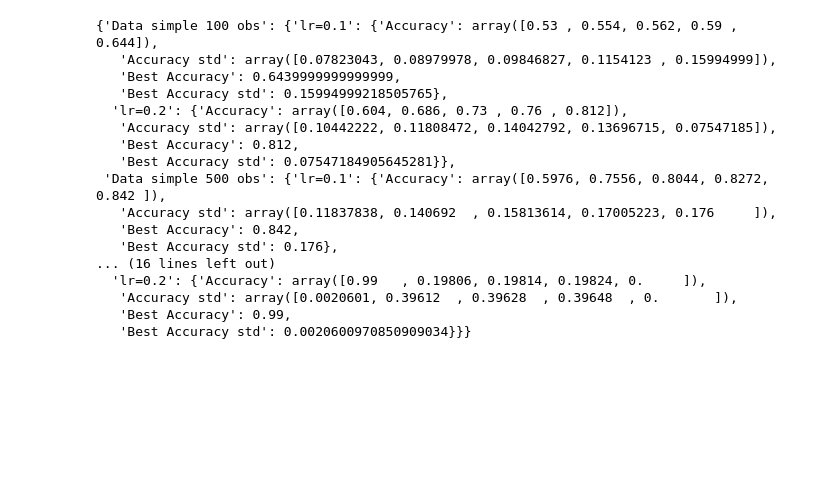
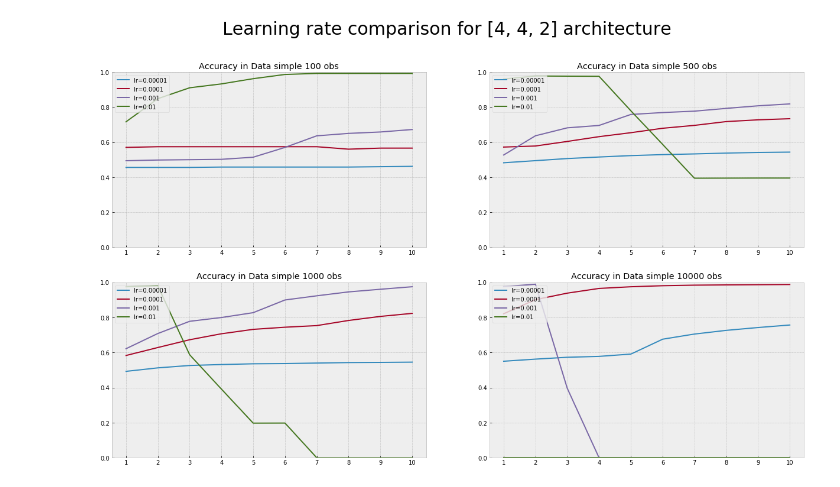
Before and after one commit to krzysztofspalinski/deep-learning-methods, a Jupyter notebook: report_experiments.ipynb, the cells around one changed output. Drawn from its saved outputs; the diff is of its cells as text; code cells hidden in the pictures; blank space fills up the shorter version.

Commit message:
experiment visualisation

```diff
--- a/report_experiments.ipynb
+++ b/report_experiments.ipynb
@@ -210,20 +282,0 @@ Final loss: nan
-# %%
-ans
-# %% [output]
-{'Data simple 100 obs': {'lr=0.1': {'Accuracy': array([0.53 , 0.554, 0.562, 0.59 , 0.644]),
-   'Accuracy std': array([0.07823043, 0.08979978, 0.09846827, 0.1154123 , 0.15994999]),
-   'Best Accuracy': 0.6439999999999999,
-   'Best Accuracy std': 0.15994999218505765},
-  'lr=0.2': {'Accuracy': array([0.604, 0.686, 0.73 , 0.76 , 0.812]),
-   'Accuracy std': array([0.10442222, 0.11808472, 0.14042792, 0.13696715, 0.07547185]),
-   'Best Accuracy': 0.812,
-   'Best Accuracy std': 0.07547184905645281}},
- 'Data simple 500 obs': {'lr=0.1': {'Accuracy': array([0.5976, 0.7556, 0.8044, 0.8272, 0.842 ]),
-   'Accuracy std': array([0.11837838, 0.140692  , 0.15813614, 0.17005223, 0.176     ]),
-   'Best Accuracy': 0.842,
-   'Best Accuracy std': 0.176},
-... (16 lines left out)
-  'lr=0.2': {'Accuracy': array([0.99   , 0.19806, 0.19814, 0.19824, 0.     ]),
-   'Accuracy std': array([0.0020601, 0.39612  , 0.39628  , 0.39648  , 0.       ]),
-   'Best Accuracy': 0.99,
-   'Best Accuracy std': 0.0020600970850909034}}}
@@ -258,0 +283,47 @@ import matplotlib.pyplot as plt
+# %%
+import matplotlib.pyplot as plt
+import seaborn as sns
+#sns.set_style("white")
+#sns.despine(left=True, bottom=True)
+
+plt.style.use('bmh')
+# Available matplotlib styles:
+# ['seaborn-colorblind', 'fast', 'seaborn-deep', 'fivethirtyeight', 'seaborn',
+#  'Solarize_Light2', 'seaborn-talk', 'seaborn-darkgrid', 'ggplot', 'seaborn-bright',
+#  'seaborn-paper', 'seaborn-pastel', 'bmh', 'seaborn-dark', 'seaborn-notebook',
+#  'tableau-colorblind10', 'seaborn-white', '_classic_test', 'seaborn-ticks',
+#  'seaborn-poster', 'seaborn-muted', 'dark_background', 'grayscale',
+#  'seaborn-dark-palette', 'seaborn-whitegrid', 'classic']
+
+def visualize_experiment(d, title="", figsize=(21, 12)):
+
+    fig, a = plt.subplots(2, 2)
+    fig.set_figwidth(figsize[0])
+    fig.set_figheight(figsize[1])
+    dataset_names = list(d.keys())
+
+    fig.suptitle(title, fontsize=30)
+
+    counter = 0
+    for i in range(2):
+        for j in range(2):
+
+            subplot_dict = d[dataset_names[counter]]
+
+            a[i][j].title.set_text(f'Accuracy in {dataset_names[counter]}')
+            a[i][j].set_ylim((0, 1))
+            a[i][j].set_xticks(range(1, 1 + len(subplot_dict[list(subplot_dict.keys())[0]]['Accuracy'])))
+
+            for k, v in subplot_dict.items():
+                a[i][j].plot([it+1 for it in range(len(v['Accuracy']))], v['Accuracy'], label=k)
+
+                a[i][j].legend(loc="upper left")
+
+            counter += 1
+
+    plt.show()
+# %%
+visualize_experiment(ans['lr'],
+                     title='Learning rate comparison for {} architecture'.format(str(experiment_dict['neuron_numbers'])))
+# %% [output]
+[figure, added]
```
Also changed, not shown: parts of 8 cells of this notebook.
